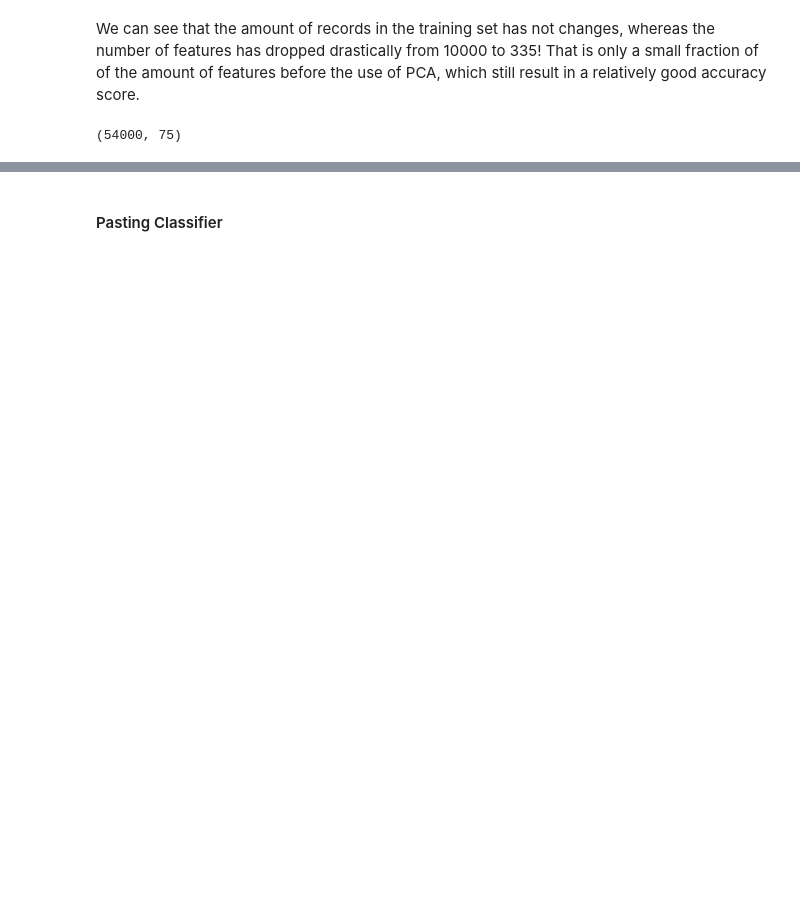
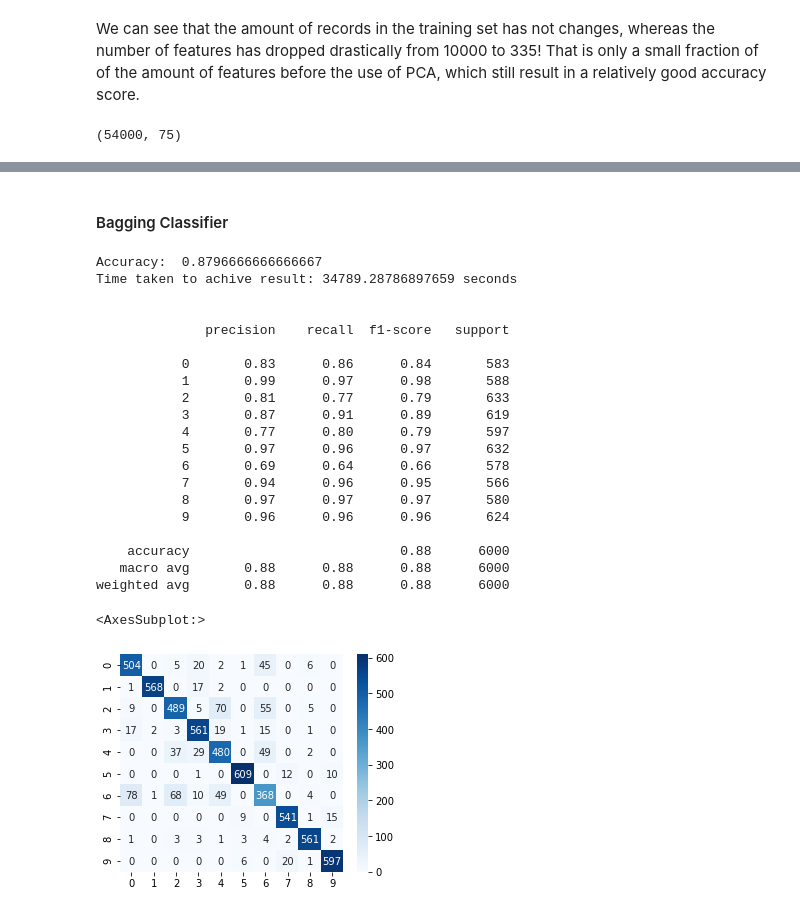
Before and after one commit to appeldaniel1998/Data-Visualization-Final-Project, a Jupyter notebook: Fashion MNIST.ipynb, the cells around one changed output, grey strips where cells are left out. Drawn from its saved outputs; the diff is of its cells as text; code cells hidden in the pictures; blank space fills up the shorter version.

```diff
--- a/Fashion MNIST.ipynb
+++ b/Fashion MNIST.ipynb
@@ -441,19 +518,42 @@ Another option we will now observe is to use the <b>Bagging/Pasting Classifiers<
+# %% [markdown]
+#### Bagging Classifier
 # %%
 #Bagging
-modelXGBoost = XGBClassifier(learning_rate = 0.2, n_estimators = 400, verbosity = 0, use_label_encoder = False,
+modelXGBoostNew = XGBClassifier(learning_rate = 0.2, n_estimators = 400, verbosity = 0, use_label_encoder = False,
                              n_jobs = -1, objective = 'multi:softmax')
 start_timeBagging = time.time()
 warnings.filterwarnings('ignore')
-modelBagging = BaggingClassifier(modelXGBoost, n_estimators = 100, bootstrap = True)
+modelBagging = BaggingClassifier(modelXGBoostNew, n_estimators = 100, bootstrap = True)
 modelBagging.fit(X_train_Reduced, y_train)
 predictionsBagging = modelBagging.predict(X_test_Reduced)
 accuracyBagging = metrics.accuracy_score(y_test, predictionsBagging)
 print("Accuracy: ", accuracyBagging)
 timeBagging = time.time() - start_timeBagging
 print("Time taken to achive result: %s seconds\n\n" % (timeBagging))
 
 plt.figure(figsize=(5,4))
 print(classification_report(y_test, predictionsBagging))
 sns.heatmap(confusion_matrix(y_test, predictionsBagging), cmap = "Blues", annot=True, fmt = '.0f')
+# %% [output]
+Accuracy:  0.8796666666666667
+Time taken to achive result: 34789.28786897659 seconds
+
+
+              precision    recall  f1-score   support
+
+           0       0.83      0.86      0.84       583
+           1       0.99      0.97      0.98       588
+           2       0.81      0.77      0.79       633
+           3       0.87      0.91      0.89       619
+           4       0.77      0.80      0.79       597
+           5       0.97      0.96      0.97       632
+           6       0.69      0.64      0.66       578
+           7       0.94      0.96      0.95       566
+           8       0.97      0.97      0.97       580
+           9       0.96      0.96      0.96       624
+
+    accuracy                           0.88      6000
+   macro avg       0.88      0.88      0.88      6000
+weighted avg       0.88      0.88      0.88      6000
+<AxesSubplot:>
+[figure, added]
-# %% [markdown]
-#### Pasting Classifier
```
Also changed, not shown: parts of 80 cells of this notebook.
